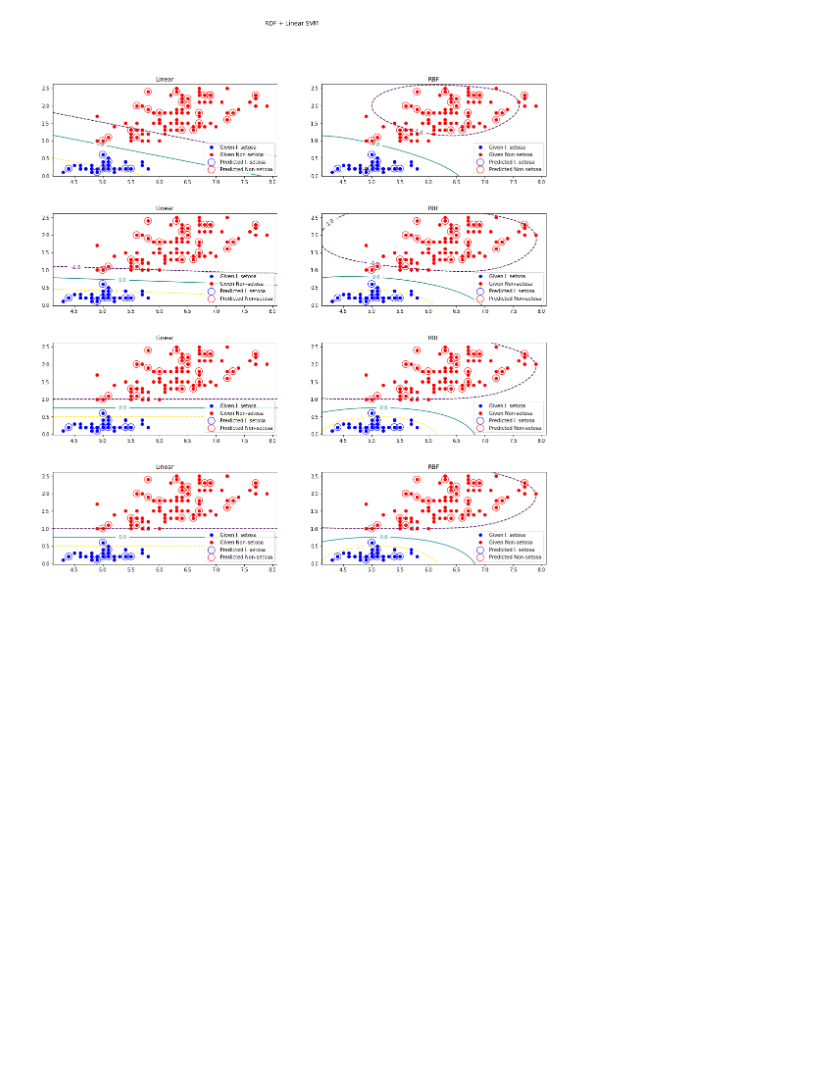
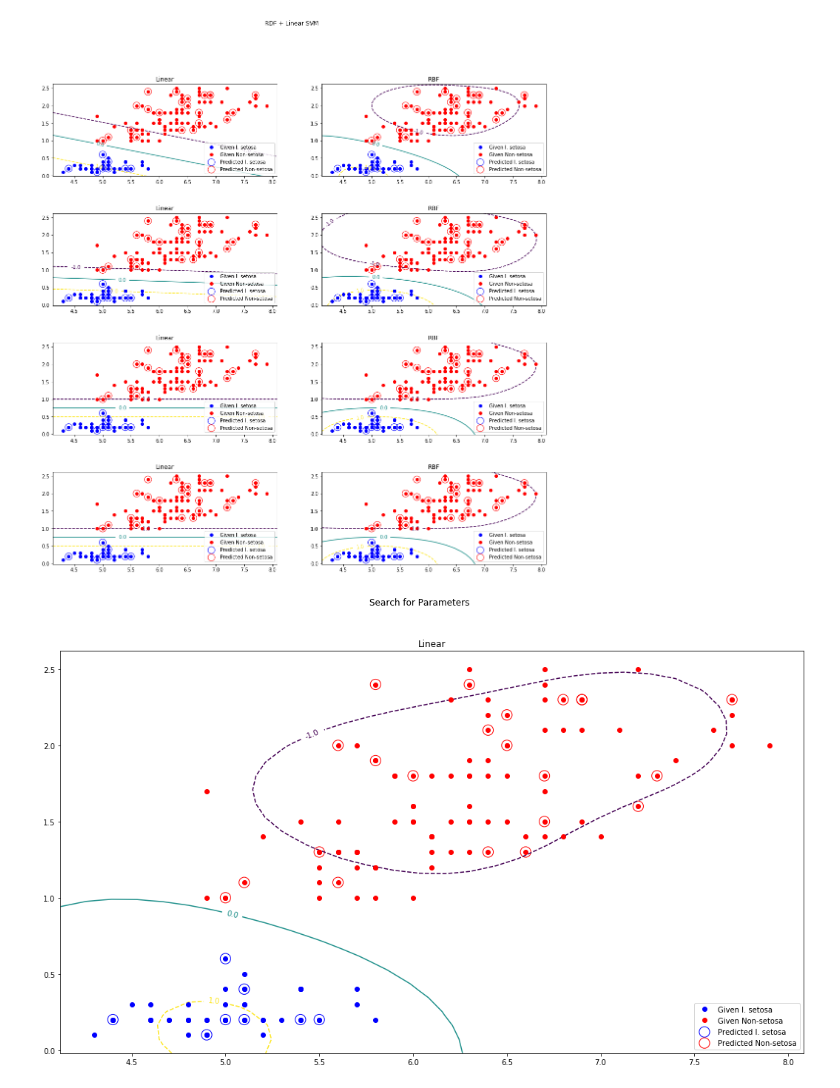
Before and after one commit to eskenh/tensorflow_cookbook, a Jupyter notebook: 04_Support_Vector_Machines/02_Working_with_Linear_SVMs/02_linear_svm.ipynb, the cells around one changed output. Saved outputs shown, nothing was run; the diff lists cells and outputs as text; code cells hidden in the pictures; blank space fills up the shorter version.

```diff
--- a/04_Support_Vector_Machines/02_Working_with_Linear_SVMs/02_linear_svm.ipynb
+++ b/04_Support_Vector_Machines/02_Working_with_Linear_SVMs/02_linear_svm.ipynb
@@ -312,16 +312,18 @@ plt.show()
 # %%
 fig = plt.figure(figsize=(18,10))
 fig.suptitle('Search for Parameters')
 rows, cols = 1, 1
 
 C = [0.001, 0.01, 0.1, 1, 10]
 gammas = [0.001, 0.01, 0.1, 1]
 parameters = {'kernel':['linear', 'rbf'], 'C': C, 'gamma' : gammas}
 
-svc = svm.SVC(gamma="scale")
+svc = svm.SVC()
 from sklearn.model_selection import GridSearchCV
 clf = GridSearchCV(svc, parameters, cv=5)
 process_clf(fig, 1, clf, 'Linear')
 
 
 plt.show()
+# %% [output]
+[figure, added]
```
